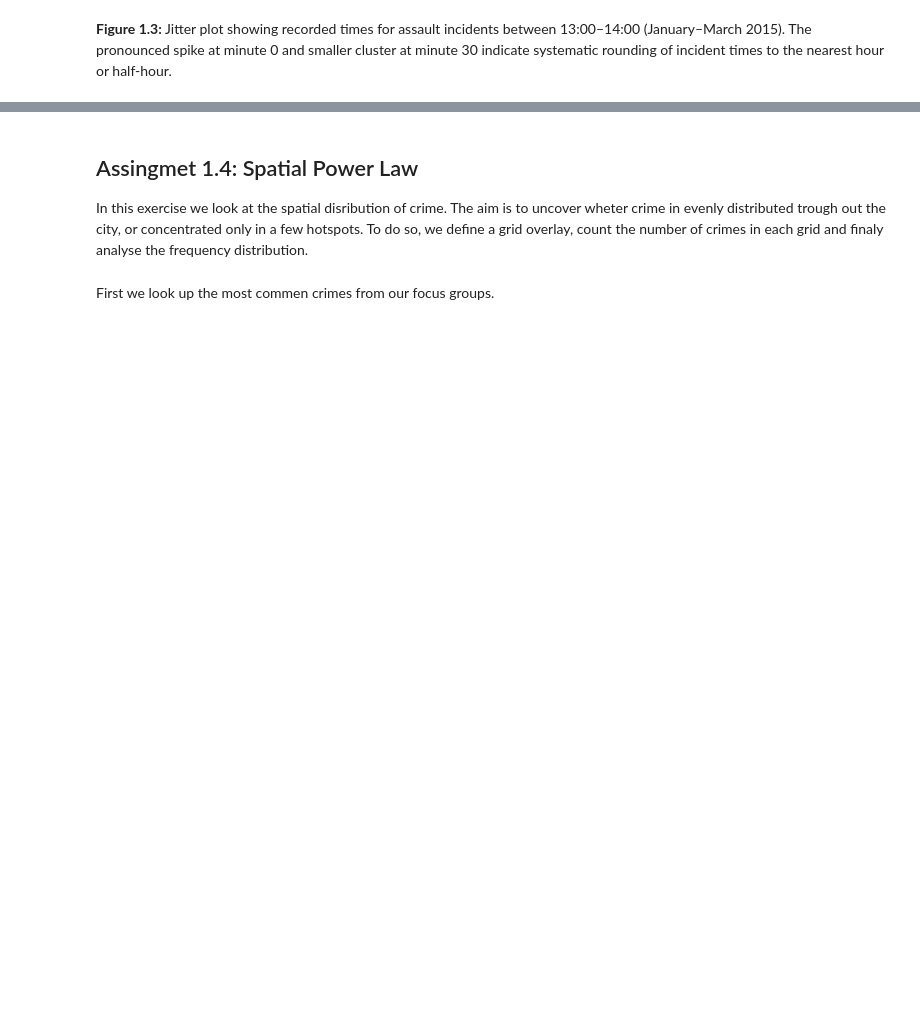
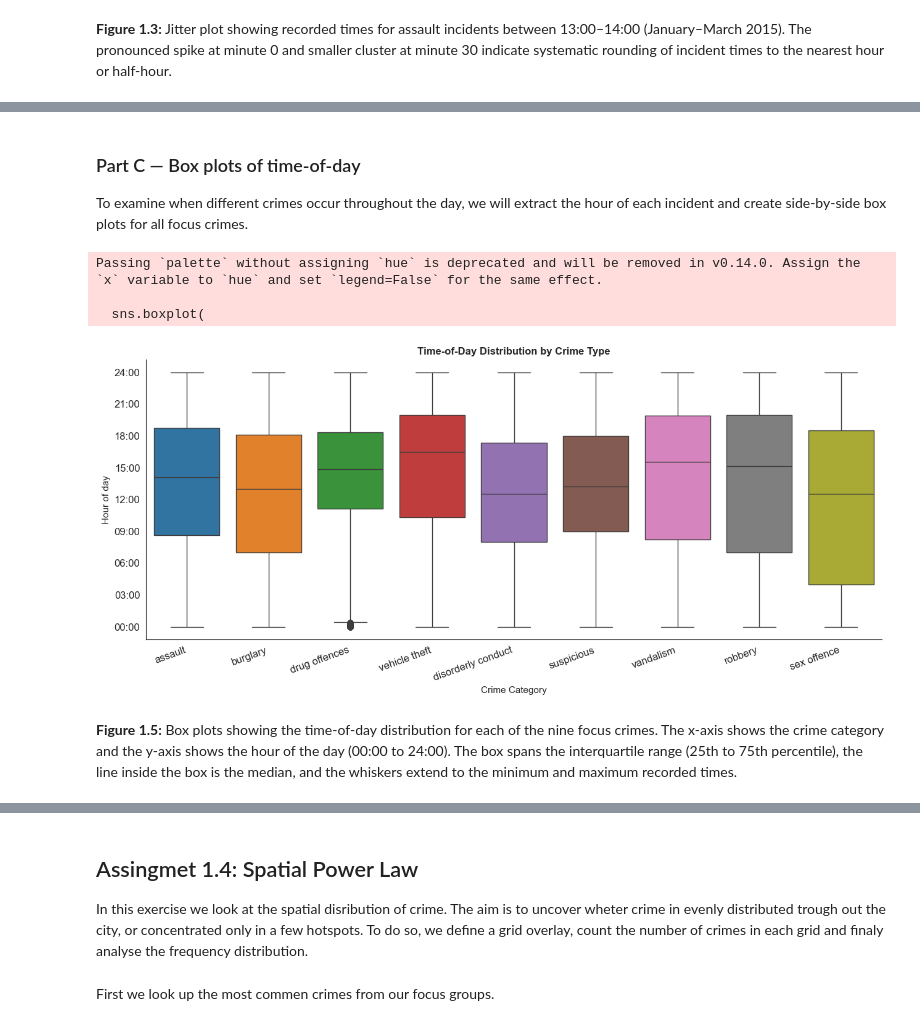
Before and after one commit to sterlie/socialdata_1, a Jupyter notebook: report_1.ipynb, the cells around one changed output, grey strips where cells are left out. Saved outputs shown, nothing was run; the diff lists cells and outputs as text; code cells hidden in the pictures; blank space fills up the shorter version.

```diff
--- a/report_1.ipynb
+++ b/report_1.ipynb
@@ -253,0 +195,34 @@ Name: count, dtype: int64
+# %% [markdown]
+### Part C — Box plots of time-of-day
+To examine when different crimes occur throughout the day, we will extract the hour of each incident and create side-by-side box plots for all focus crimes.
+# %%
+focus_data['hour_decimal'] = (
+    pd.to_datetime(focus_data['Time'], format='%H:%M').dt.hour +
+    pd.to_datetime(focus_data['Time'], format='%H:%M').dt.minute / 60
+)
+
+plot_data = focus_data[focus_data['Category'].isin(focus)]
+
+plt.figure(figsize=(13, 6))
+sns.boxplot(
+    data=plot_data,
+    x='Category',
+    y='hour_decimal',
+    order=focus,
+    palette='tab10'
+)
+plt.xlabel('Crime Category', fontsize=11)
+plt.ylabel('Hour of day', fontsize=11)
+plt.title('Time-of-Day Distribution by Crime Type', fontsize=12, fontweight='bold')
+plt.xticks(rotation=20, ha='right')
+plt.yticks(range(0, 25, 3), [f'{h:02d}:00' for h in range(0, 25, 3)])
+sns.despine()
+plt.tight_layout()
+plt.show()
+# %% [output]
+Passing `palette` without assigning `hue` is deprecated and will be removed in v0.14.0. Assign the `x` variable to `hue` and set `legend=False` for the same effect.
+
+  sns.boxplot(
+[figure, added]
+# %% [markdown]
+**Figure 1.5:** Box plots showing the time-of-day distribution for each of the nine focus crimes. The x-axis shows the crime category and the y-axis shows the hour of the day (00:00 to 24:00). The box spans the interquartile range (25th to 75th percentile), the line inside the box is the median, and the whiskers extend to the minimum and maximum recorded times.
```
Also changed, not shown: parts of 29 cells of this notebook.
